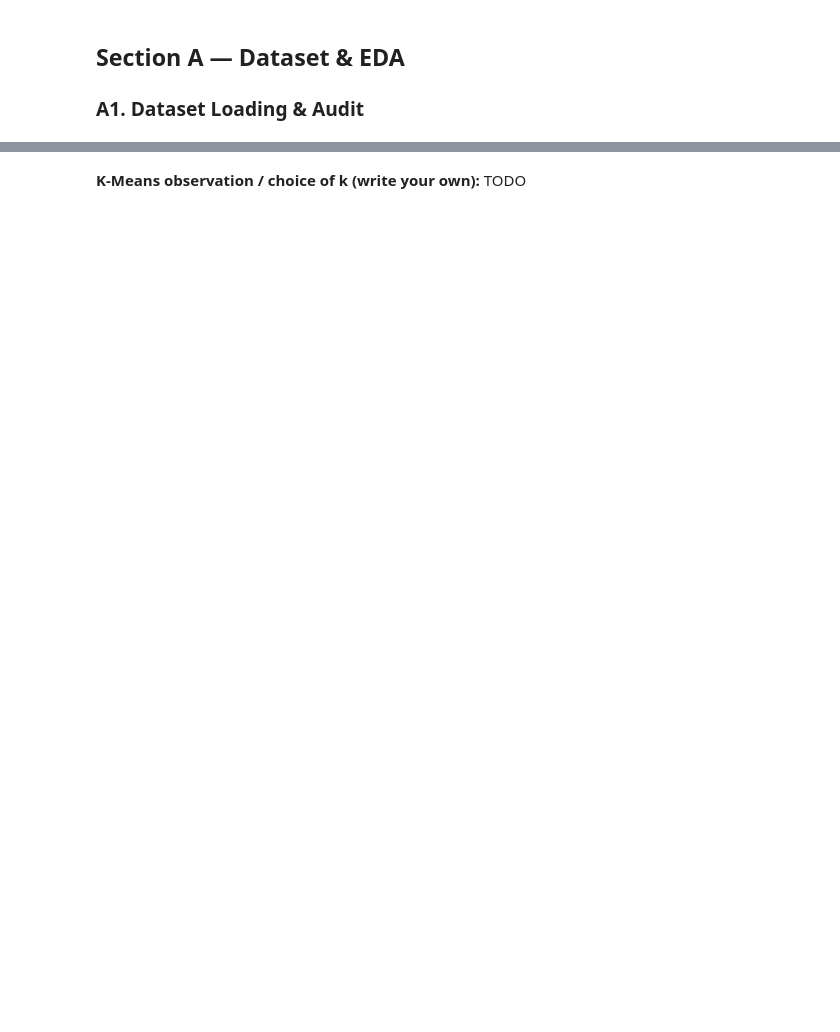
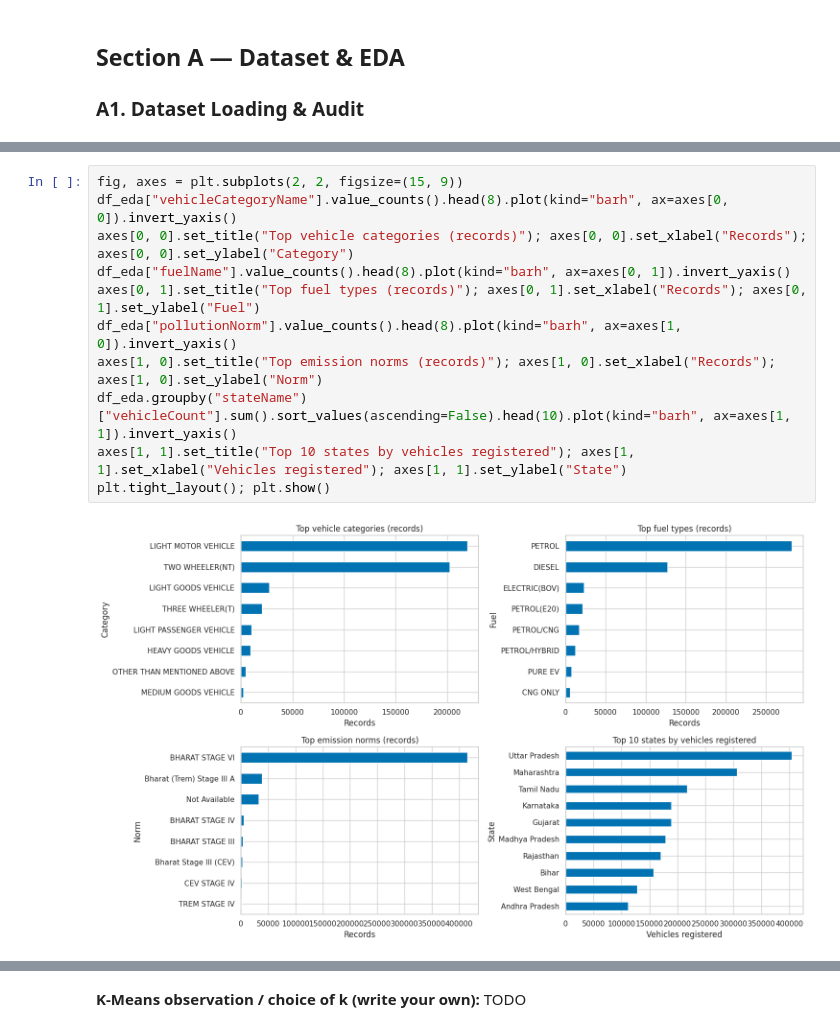
Before and after one commit to rushilChakravarthy/ML-capstone, a Jupyter notebook: notebooks/clustering.ipynb, the cells around one changed output, grey strips where cells are left out. Saved outputs shown, nothing was run; the diff lists cells and outputs as text; blank space fills up the shorter version.

```diff
--- a/notebooks/clustering.ipynb
+++ b/notebooks/clustering.ipynb
@@ -109,0 +103,13 @@ Skipped — need a loaded dataset with at least two numeric columns.
+# %%
+fig, axes = plt.subplots(2, 2, figsize=(15, 9))
+df_eda["vehicleCategoryName"].value_counts().head(8).plot(kind="barh", ax=axes[0, 0]).invert_yaxis()
+axes[0, 0].set_title("Top vehicle categories (records)"); axes[0, 0].set_xlabel("Records"); axes[0, 0].set_ylabel("Category")
+df_eda["fuelName"].value_counts().head(8).plot(kind="barh", ax=axes[0, 1]).invert_yaxis()
+axes[0, 1].set_title("Top fuel types (records)"); axes[0, 1].set_xlabel("Records"); axes[0, 1].set_ylabel("Fuel")
+df_eda["pollutionNorm"].value_counts().head(8).plot(kind="barh", ax=axes[1, 0]).invert_yaxis()
+axes[1, 0].set_title("Top emission norms (records)"); axes[1, 0].set_xlabel("Records"); axes[1, 0].set_ylabel("Norm")
+df_eda.groupby("stateName")["vehicleCount"].sum().sort_values(ascending=False).head(10).plot(kind="barh", ax=axes[1, 1]).invert_yaxis()
+axes[1, 1].set_title("Top 10 states by vehicles registered"); axes[1, 1].set_xlabel("Vehicles registered"); axes[1, 1].set_ylabel("State")
+plt.tight_layout(); plt.show()
+# %% [output]
+[figure, added]
```
Also changed, not shown: parts of 36 cells of this notebook, 8 other files.
